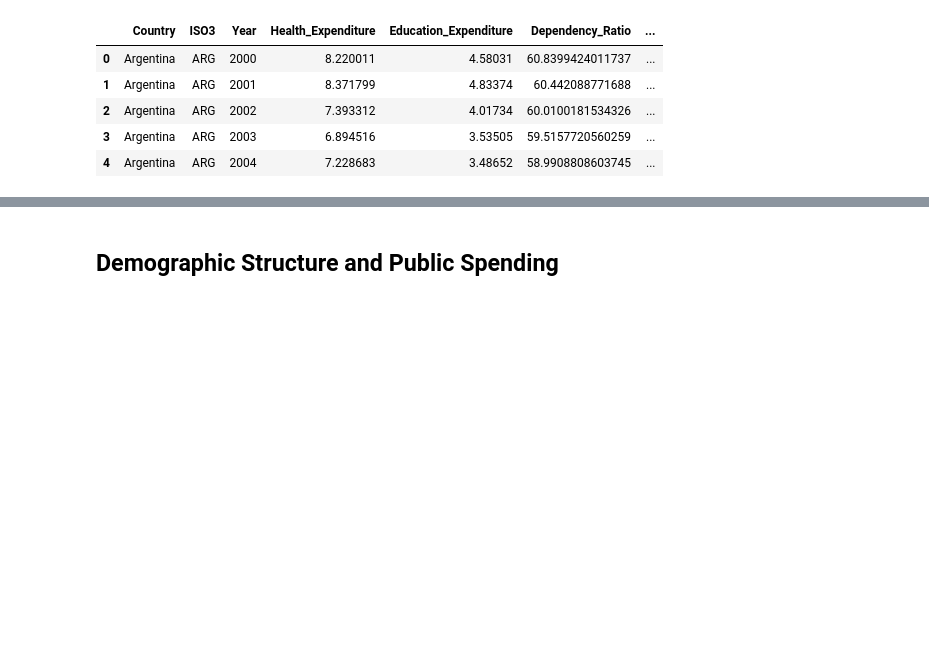
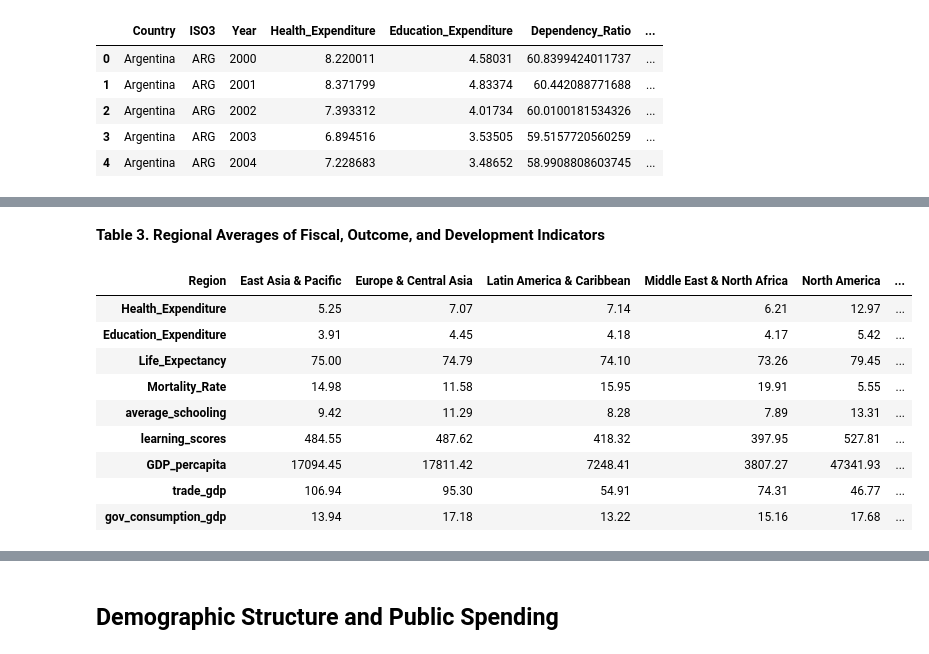
Before and after one commit to Graspp-25-Spring/graspp-25S-fiscalpolicy, a Jupyter notebook: notebooks/0. MAIN PROJECT.ipynb, the cells around one changed output, grey strips where cells are left out. Drawn from its saved outputs; the diff is of its cells as text; code cells hidden in the pictures; blank space fills up the shorter version.

```diff
--- a/notebooks/0. MAIN PROJECT.ipynb
+++ b/notebooks/0. MAIN PROJECT.ipynb
@@ -60,0 +109,15 @@ This is our main dataset, consists of 15 columns:
+# %% [markdown]
+**Table 3. Regional Averages of Fiscal, Outcome, and Development Indicators**
+# %%
+df_main.groupby('Region')[['Health_Expenditure', 'Education_Expenditure', 'Life_Expectancy', 'Mortality_Rate', 'average_schooling', 'learning_scores', 'GDP_percapita', 'trade_gdp', 'gov_consumption_gdp']].mean().T.round(2)
+# %% [output]
+| Region | East Asia & Pacific | Europe & Central Asia | Latin America & Caribbean | Middle East & North Africa | North America | ... |
+| Health_Expenditure | 5.25 | 7.07 | 7.14 | 6.21 | 12.97 | ... |
+| Education_Expenditure | 3.91 | 4.45 | 4.18 | 4.17 | 5.42 | ... |
+| Life_Expectancy | 75.00 | 74.79 | 74.10 | 73.26 | 79.45 | ... |
+| Mortality_Rate | 14.98 | 11.58 | 15.95 | 19.91 | 5.55 | ... |
+| average_schooling | 9.42 | 11.29 | 8.28 | 7.89 | 13.31 | ... |
+| learning_scores | 484.55 | 487.62 | 418.32 | 397.95 | 527.81 | ... |
+| GDP_percapita | 17094.45 | 17811.42 | 7248.41 | 3807.27 | 47341.93 | ... |
+| trade_gdp | 106.94 | 95.30 | 54.91 | 74.31 | 46.77 | ... |
+| gov_consumption_gdp | 13.94 | 17.18 | 13.22 | 15.16 | 17.68 | ... |
```
Also changed, not shown: parts of 19 cells of this notebook, 3 other files.
